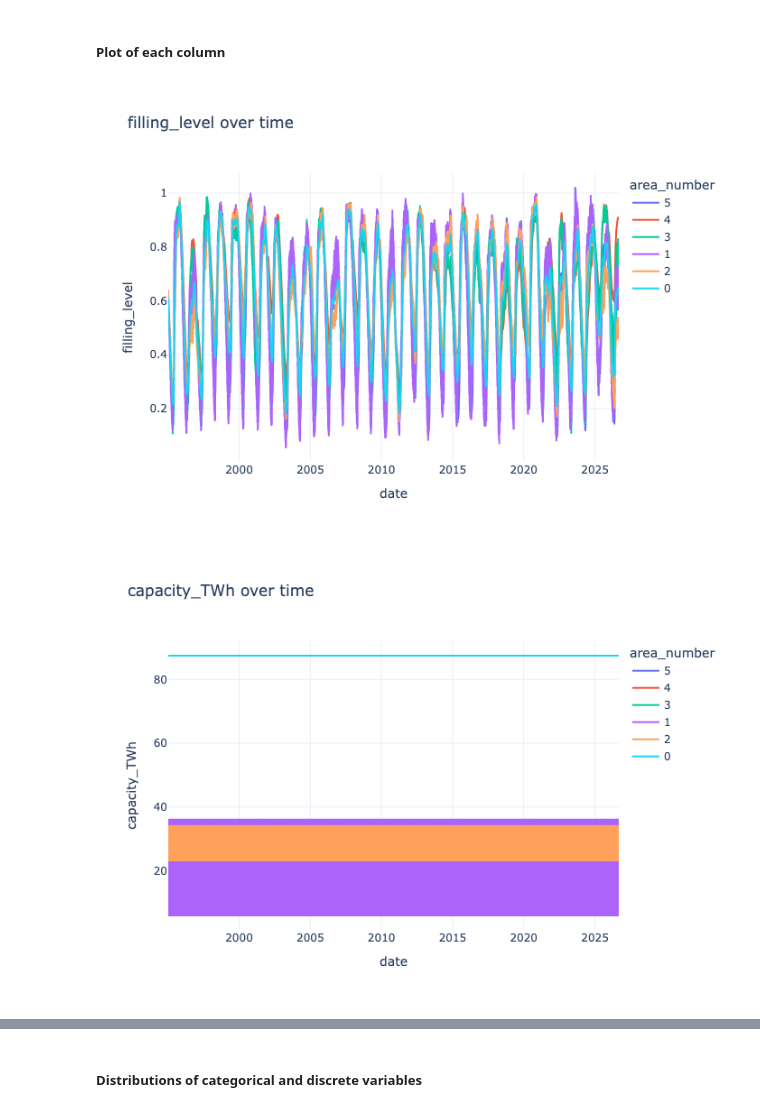
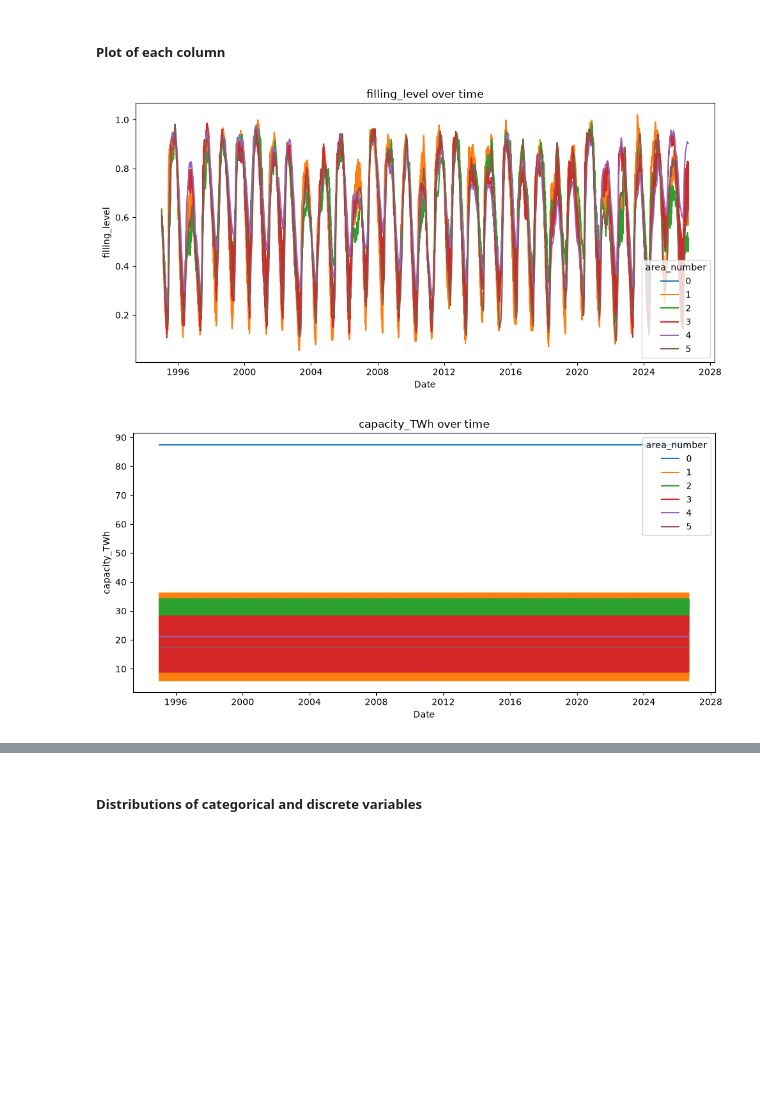
Before and after one commit to Minajohanne/IND320_project_Minajohanne, a Jupyter notebook: notebooks/project_part1.ipynb, the cells around one changed output, grey strips where cells are left out. Saved outputs shown, nothing was run; the diff lists cells and outputs as text; code cells hidden in the pictures; blank space fills up the shorter version.

```diff
--- a/notebooks/project_part1.ipynb
+++ b/notebooks/project_part1.ipynb
@@ -216,24 +216,31 @@ dat[["area_type", "area_number"]].drop_duplicates().sort_values(
 # %%
 # numerical measurement columns
 line_cols = [
     "filling_level",
     "capacity_TWh",
     "stored_energy_TWh",
     "filling_level_previous_week",
     "change_in_filling_level"
 ]
 
 # line plots
 for col in line_cols:
-    fig = px.line(
-        dat,
-        x="date",
-        y=col,
-        color="area_number",
-        title=f"{col} over time"
-    )
-    fig.update_layout(template="plotly_white")
-    fig.show()
+    plt.figure(figsize=(10, 5))
+
+    # Plot one line for each area number
+    for area_number, group in dat.groupby("area_number"):
+        plt.plot(
+            group["date"],
+            group[col],
+            label=area_number
+        )
+
+    plt.title(f"{col} over time")
+    plt.xlabel("Date")
+    plt.ylabel(col)
+    plt.legend(title="area_number")
+    plt.tight_layout()
+    plt.show()
 # %% [output]
-[figure, old version]
+[figure, new version]
-[figure, old version]
+[figure, new version]
```
Also changed, not shown: parts of 4 cells of this notebook, 1 other file.
